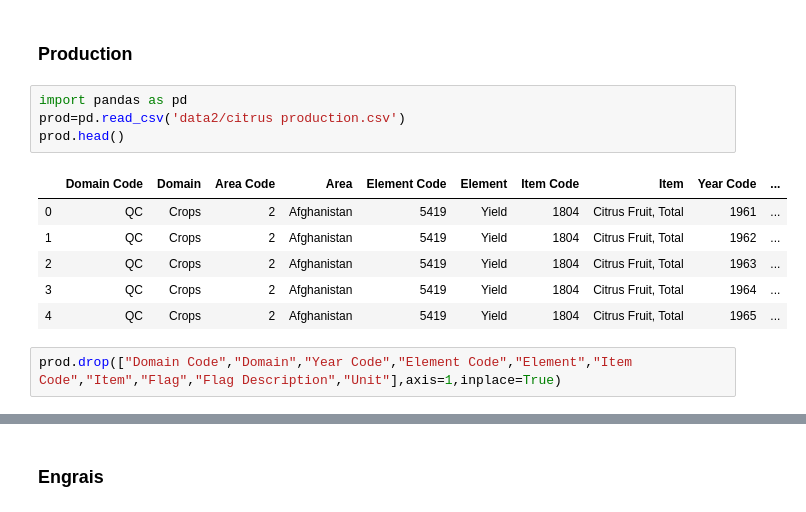
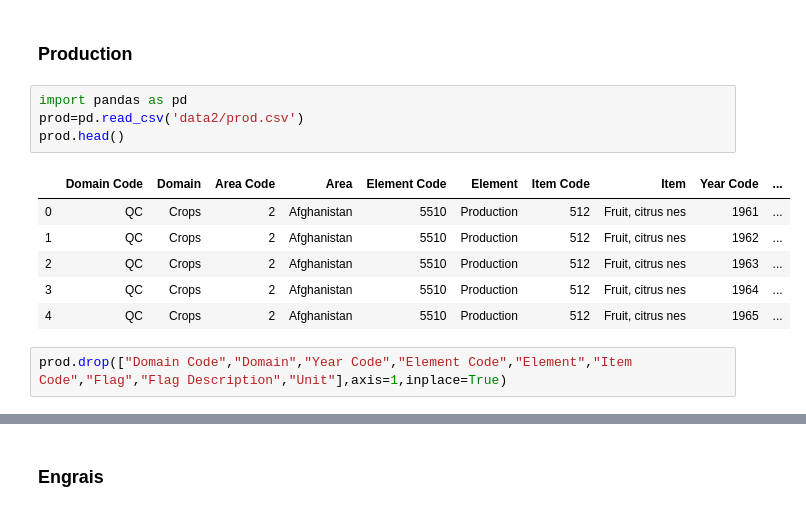
Before and after one commit to SmailSabrina/StageAitech, a Jupyter notebook: Untitled.ipynb, the cells around one changed output, grey strips where cells are left out. Cells and saved outputs as stored; diff of their text form.

```diff
--- a/Untitled.ipynb
+++ b/Untitled.ipynb
@@ -2,16 +45,16 @@
 ### Production
 # %%
 import pandas as pd
-prod=pd.read_csv('data2/citrus production.csv')
+prod=pd.read_csv('data2/prod.csv')
 prod.head()
 # %% [output]
 |  | Domain Code | Domain | Area Code | Area | Element Code | Element | Item Code | Item | Year Code | ... |
-| 0 | QC | Crops | 2 | Afghanistan | 5419 | Yield | 1804 | Citrus Fruit, Total | 1961 | ... |
-| 1 | QC | Crops | 2 | Afghanistan | 5419 | Yield | 1804 | Citrus Fruit, Total | 1962 | ... |
-| 2 | QC | Crops | 2 | Afghanistan | 5419 | Yield | 1804 | Citrus Fruit, Total | 1963 | ... |
-| 3 | QC | Crops | 2 | Afghanistan | 5419 | Yield | 1804 | Citrus Fruit, Total | 1964 | ... |
-| 4 | QC | Crops | 2 | Afghanistan | 5419 | Yield | 1804 | Citrus Fruit, Total | 1965 | ... |
+| 0 | QC | Crops | 2 | Afghanistan | 5510 | Production | 512 | Fruit, citrus nes | 1961 | ... |
+| 1 | QC | Crops | 2 | Afghanistan | 5510 | Production | 512 | Fruit, citrus nes | 1962 | ... |
+| 2 | QC | Crops | 2 | Afghanistan | 5510 | Production | 512 | Fruit, citrus nes | 1963 | ... |
+| 3 | QC | Crops | 2 | Afghanistan | 5510 | Production | 512 | Fruit, citrus nes | 1964 | ... |
+| 4 | QC | Crops | 2 | Afghanistan | 5510 | Production | 512 | Fruit, citrus nes | 1965 | ... |
 # %%
-prod.drop(["Domain Code","Domain","Year Code","Element Code","Element","Item Code","Item","Flag","Flag Description","Unit"],axis=1,inplace=True)
+prod.drop(["Domain Code","Domain","Year Code","Element Code","Element","Item Code","Flag","Flag Description","Unit"],axis=1,inplace=True)
 # %%
 prod.rename(columns={
```
Also changed, not shown: parts of 31 cells of this notebook, 18 other files.
